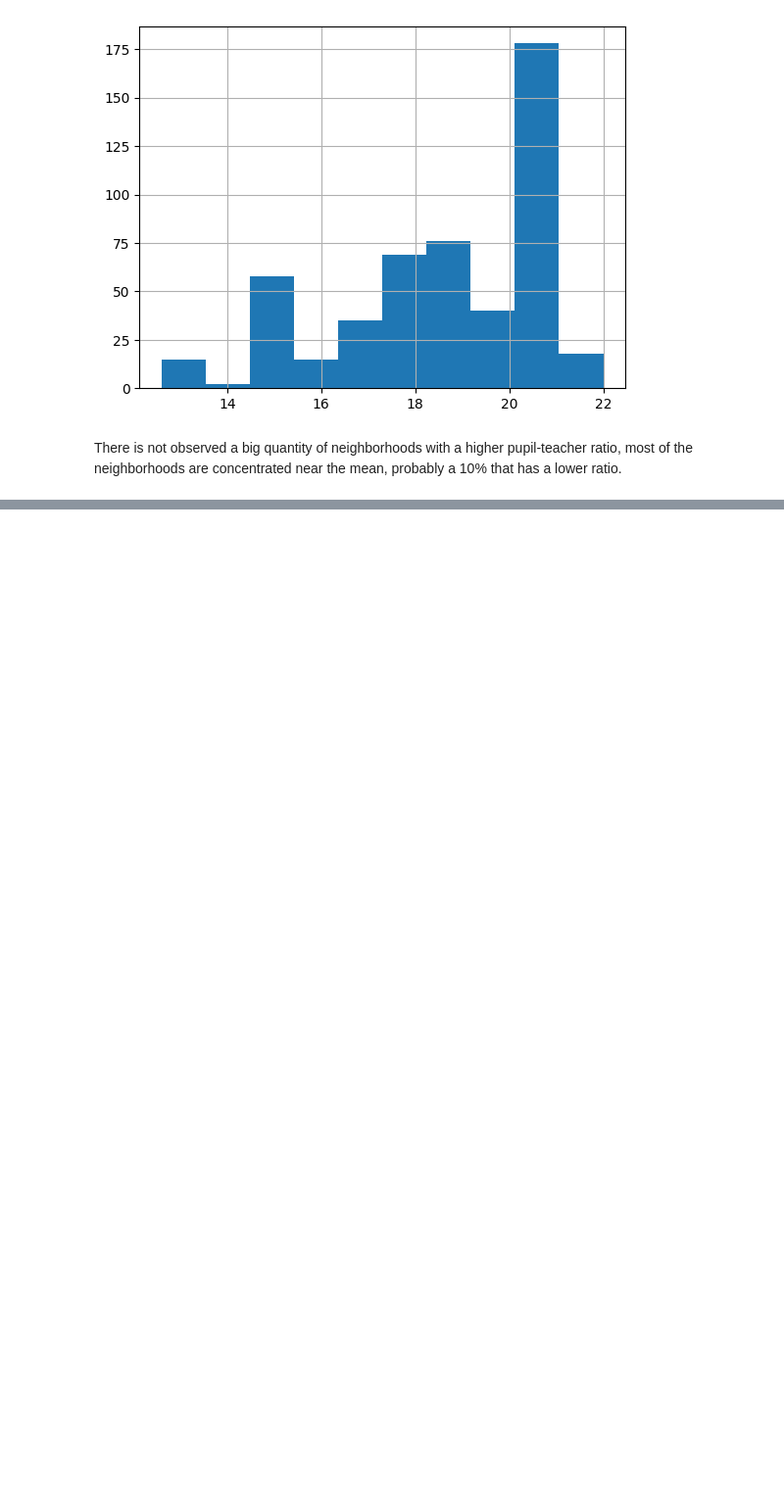
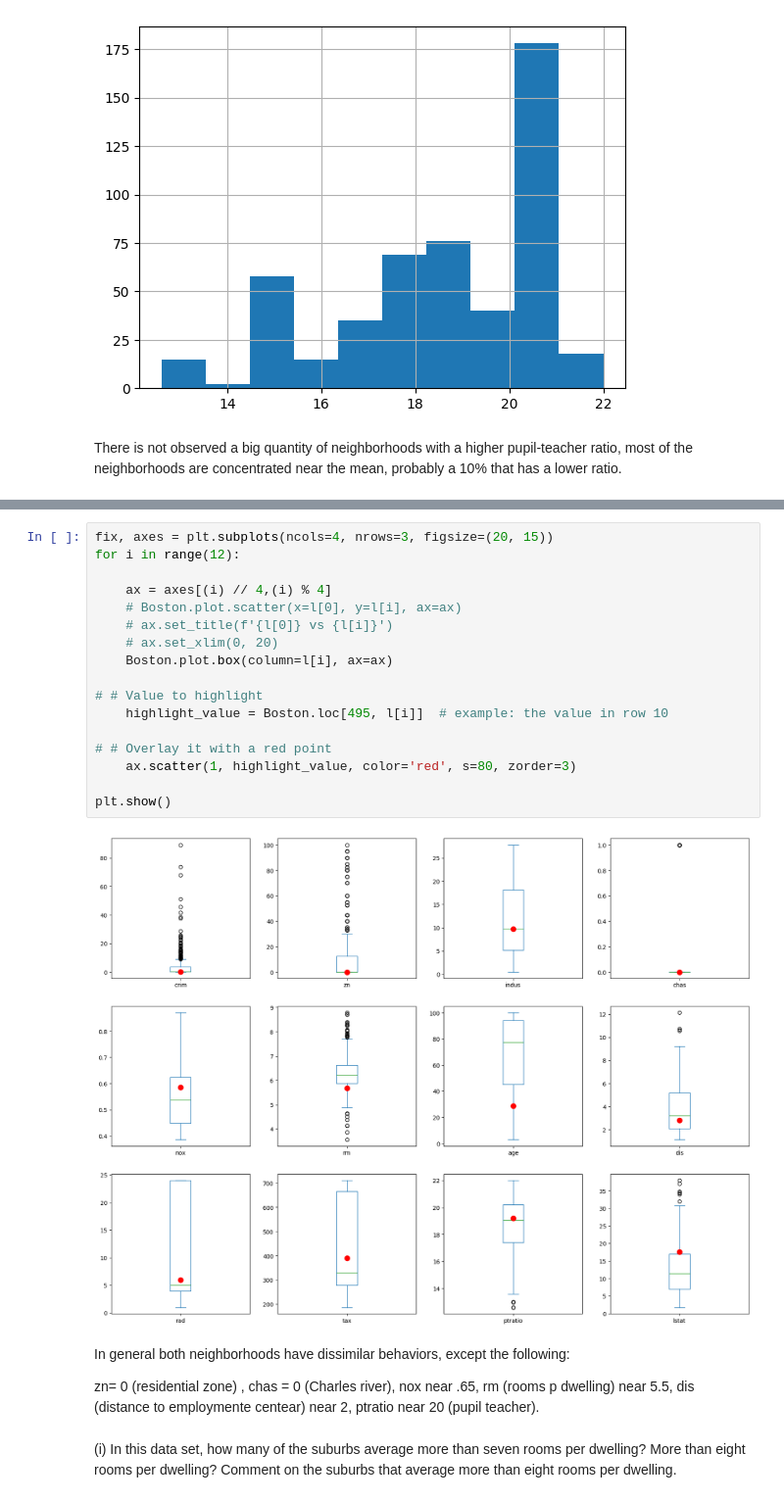
Before and after one commit to hinojosaad/islp, a Jupyter notebook: Chapter2/ch2.ipynb, the cells around one changed output, grey strips where cells are left out. Shown at 98% size. Drawn from its saved outputs; the diff is of its cells as text; blank space fills up the shorter version.

```diff
--- a/Chapter2/ch2.ipynb
+++ b/Chapter2/ch2.ipynb
@@ -482,0 +531,29 @@ per dwelling.
+# %%
+fix, axes = plt.subplots(ncols=4, nrows=3, figsize=(20, 15))
+for i in range(12):
+
+    ax = axes[(i) // 4,(i) % 4]
+    # Boston.plot.scatter(x=l[0], y=l[i], ax=ax)
+    # ax.set_title(f'{l[0]} vs {l[i]}')
+    # ax.set_xlim(0, 20)
+    Boston.plot.box(column=l[i], ax=ax)
+
+# # Value to highlight
+    highlight_value = Boston.loc[495, l[i]]  # example: the value in row 10
+
+# # Overlay it with a red point
+    ax.scatter(1, highlight_value, color='red', s=80, zorder=3)
+
+plt.show()
+# %% [output]
+[figure, added]
+# %% [markdown]
+In general both neighborhoods have dissimilar behaviors, except the following:
+
+zn= 0 (residential zone) , chas = 0 (Charles river), nox near .65, rm (rooms p dwelling) near 5.5, dis (distance to employmente centear) near 2, ptratio near 20 (pupil teacher).
+# %% [markdown]
+
+(i) In this data set, how many of the suburbs average more than
+seven rooms per dwelling? More than eight rooms per dwelling?
+Comment on the suburbs that average more than eight rooms
+per dwelling.
```
Also changed, not shown: parts of 10 cells of this notebook.
